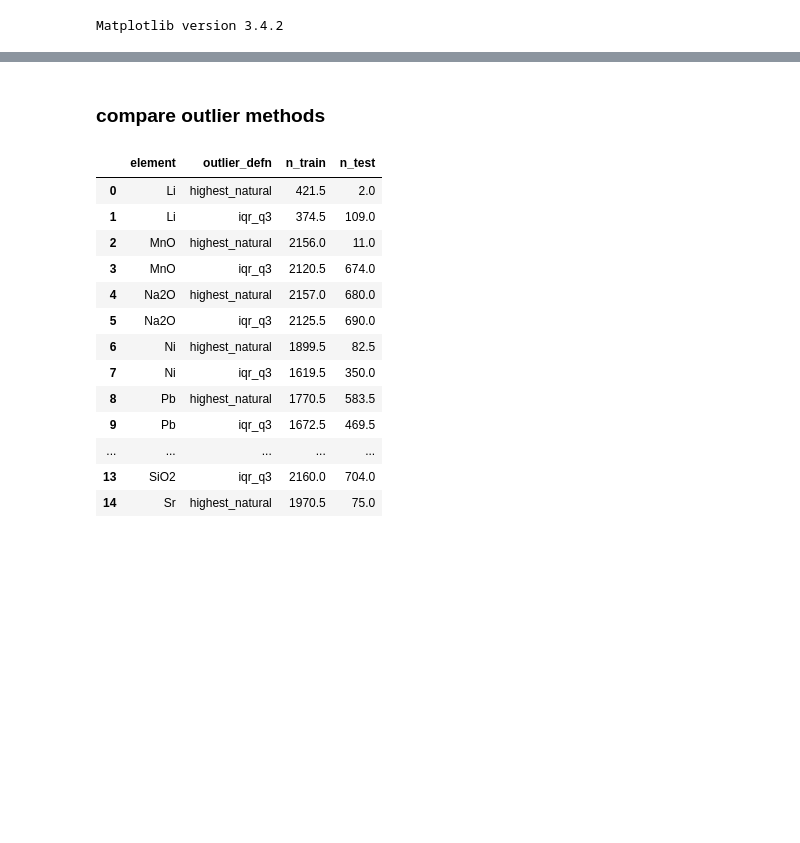
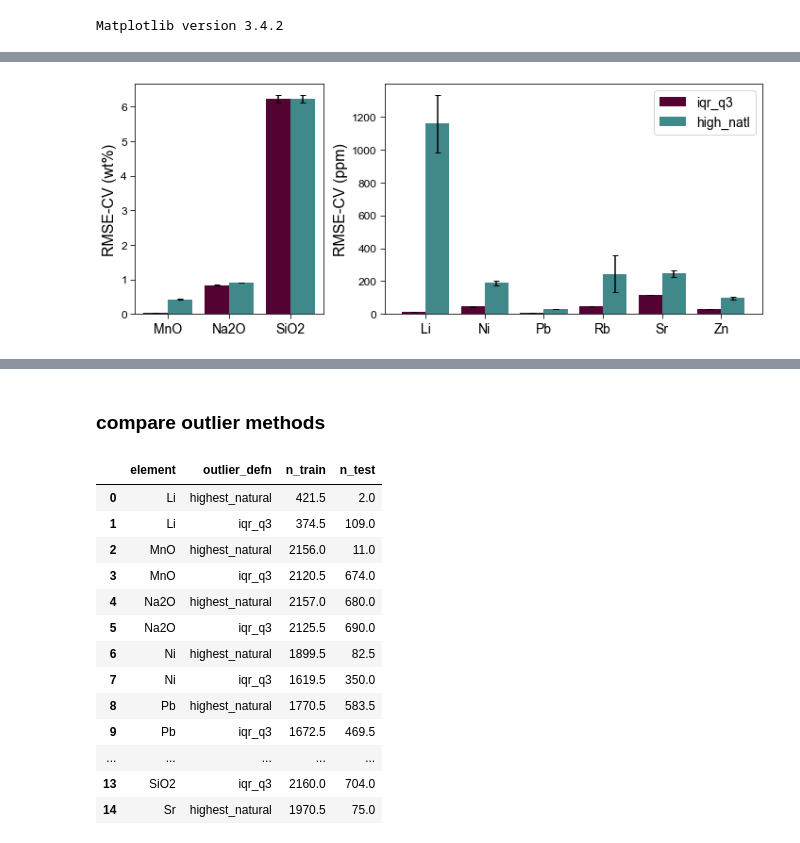
Before and after one commit to ytsmacr/LOD-paper, a Jupyter notebook: Figures.ipynb, the cells around one changed output, grey strips where cells are left out. Drawn from its saved outputs; the diff is of its cells as text; code cells hidden in the pictures; blank space fills up the shorter version.

```diff
--- a/Figures.ipynb
+++ b/Figures.ipynb
@@ -25,0 +270,4 @@ Matplotlib version 3.4.2
+# %%
+rmsecv_compare(on='outlier_defn', atm="Vacuum")
+# %% [output]
+[figure, added]
```
Also changed, not shown: parts of 8 cells of this notebook, 1 other file.
